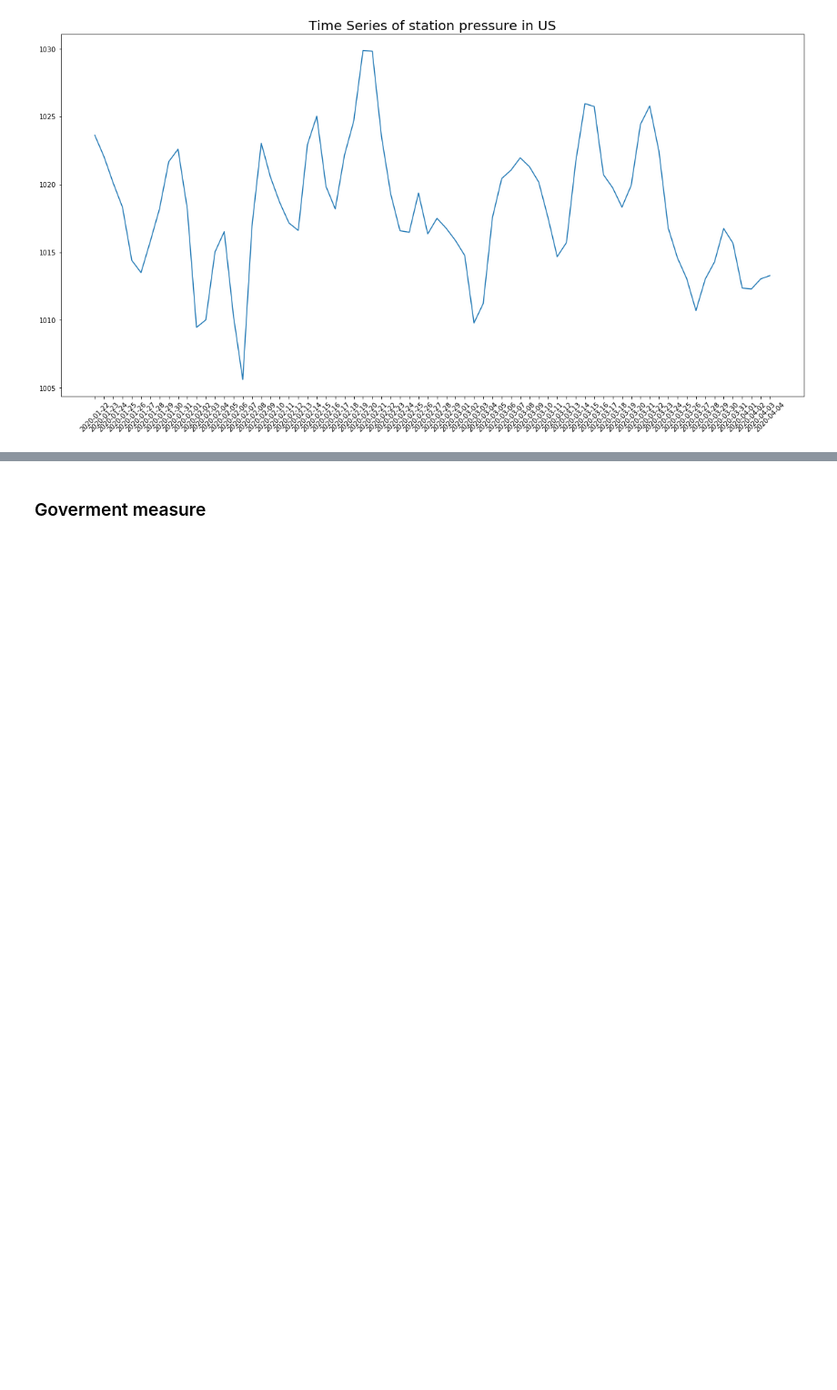
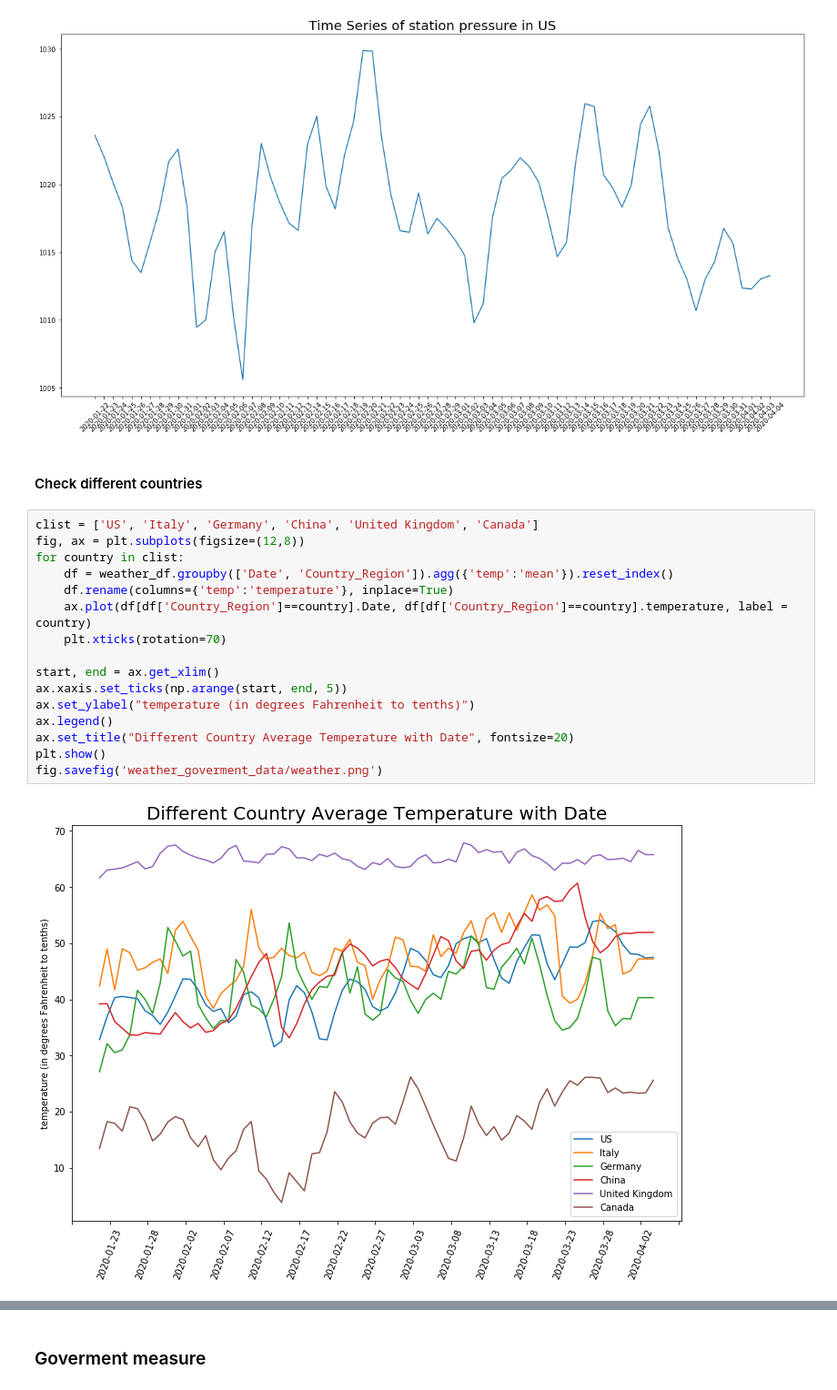
Before and after one commit to DavidYQY/COVID-19-Prediction, a Jupyter notebook: weather_travel_goverment_EDA.ipynb, the cells around one changed output, grey strips where cells are left out. Shown at 91% size. Saved outputs shown, nothing was run; the diff lists cells and outputs as text; blank space fills up the shorter version.

```diff
--- a/weather_travel_goverment_EDA.ipynb
+++ b/weather_travel_goverment_EDA.ipynb
@@ -115,3 +107,23 @@ def plot_pressure_by_day(country):
 plot_pressure_by_day('US')
 # %% [output]
 [figure]
+# %% [markdown]
+#### Check different countries
+# %%
+clist = ['US', 'Italy', 'Germany', 'China', 'United Kingdom', 'Canada']
+fig, ax = plt.subplots(figsize=(12,8))
+for country in clist:
+    df = weather_df.groupby(['Date', 'Country_Region']).agg({'temp':'mean'}).reset_index()
+    df.rename(columns={'temp':'temperature'}, inplace=True)
+    ax.plot(df[df['Country_Region']==country].Date, df[df['Country_Region']==country].temperature, label = country)
+    plt.xticks(rotation=70)
+
+start, end = ax.get_xlim()
+ax.xaxis.set_ticks(np.arange(start, end, 5))
+ax.set_ylabel("temperature (in degrees Fahrenheit to tenths)")
+ax.legend()
+ax.set_title("Different Country Average Temperature with Date", fontsize=20)
+plt.show()
+fig.savefig('weather_goverment_data/weather.png')
+# %% [output]
+[figure, added]
```
Also changed, not shown: parts of 8 cells of this notebook, 11 other files.
